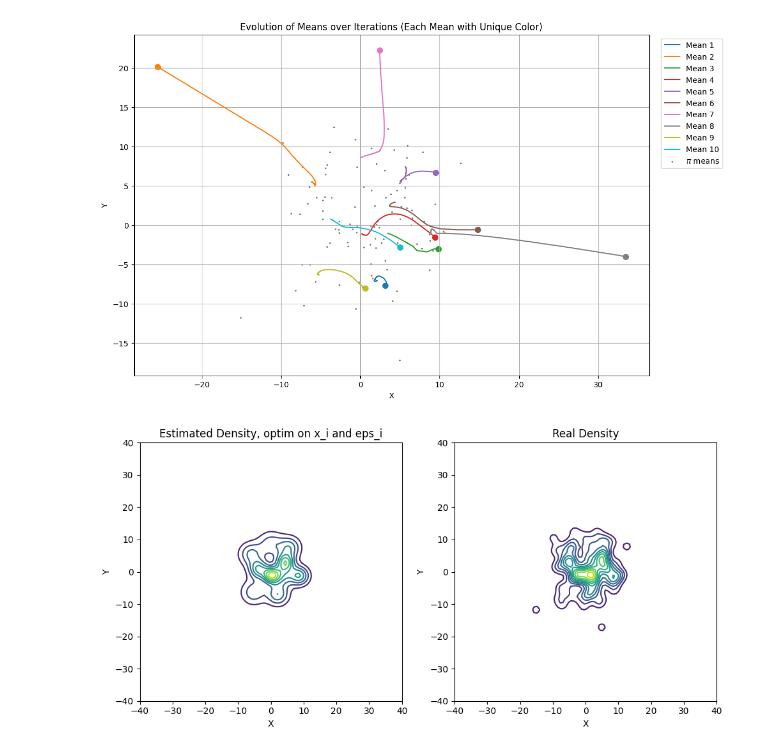
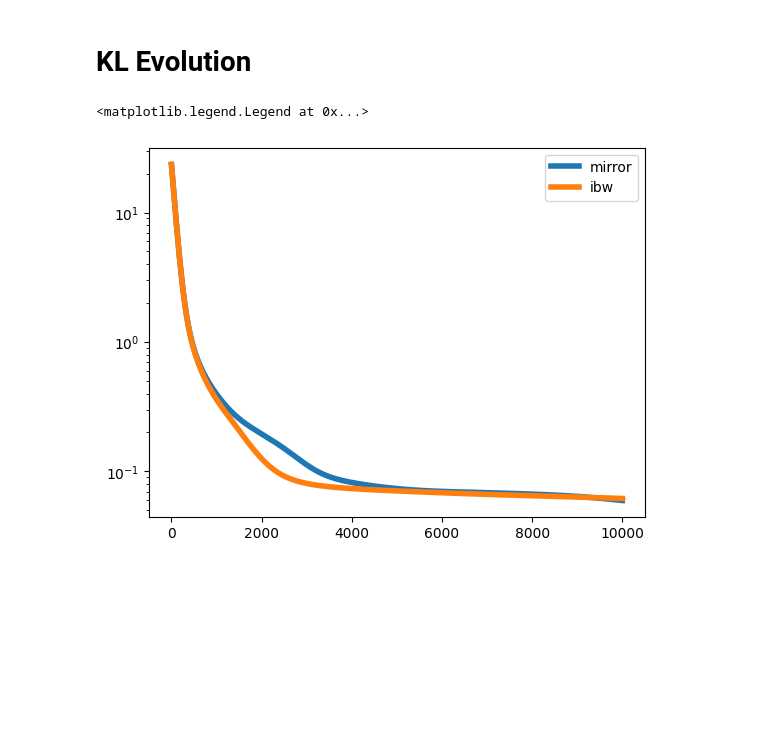
Before and after one commit to margueritetalamon/VI-MIG, a Jupyter notebook: run.ipynb, the cells around one changed output. Drawn from its saved outputs; the diff is of its cells as text; code cells hidden in the pictures; blank space fills up the shorter version.

```diff
--- a/run.ipynb
+++ b/run.ipynb
@@ -85,53 +8,15 @@ plt.legend()
-# %%
-
-MEANS = torch.stack(means).detach()
-iterations, num_means, dimensions = MEANS.shape
-
-plt.figure(figsize=(12, 8))
-
-for i in range(num_means):
-    x_values = MEANS[:, i, 0].numpy()
-    y_values = MEANS[:, i, 1].numpy()
-
-    plt.plot(x_values, y_values, color=colors[i], label=f'Mean {i+1}')
-    plt.scatter(x_values[0], y_values[0], color=colors[i], s=50, marker='o')
-
-
-plt.scatter(pi_mean[:,0], pi_mean[:,1], color = "black", alpha = 0.5, marker = "x", s = 2, label = "$\pi$ means")
-plt.xlabel("X")
-plt.ylabel("Y")
-plt.title("Evolution of Means over Iterations (Each Mean with Unique Color)")
-plt.legend(loc="upper right", bbox_to_anchor=(1.15, 1))
-plt.grid(True)
-plt.show()
-# %% [output]
-[figure, removed]
-# %%
-estimated_mu_sig = [multivariate_normal(mean=mean, cov=torch.eye(d).numpy()*epsi**2) for mean, epsi in zip(new_mu_locs.detach().numpy(), new_epsilon.detach().numpy())]
-p_dist = [multivariate_normal(mean=mean, cov=pi_cov) for mean in pi_mean]
-
-# Generate grid
-x = np.linspace(-40, 40, 100)
-y = np.linspace(-40, 40, 100)
-X, Y = np.meshgrid(x, y)
-pos = np.dstack((X, Y))
-
-Z_estimated_mu_sig = np.dstack([p.pdf(pos) for p in estimated_mu_sig]).sum(axis=-1) / len(estimated_mu_sig)
-Z_real = np.dstack([p.pdf(pos) for p in p_dist]).sum(axis=-1)/N_target
-
-fig, axes = plt.subplots(1, 2, figsize=(10, 5))
-
-axes[0].contour(X, Y, Z_estimated_mu_sig, levels=10, cmap="viridis")
-axes[0].set_title("Estimated Density, optim on x_i and eps_i")
-axes[0].set_xlabel("X")
-axes[0].set_ylabel("Y")
-
-axes[1].contour(X, Y, Z_real, levels=10, cmap="viridis")
-axes[1].set_title("Real Density")
-axes[1].set_xlabel("X")
-axes[1].set_ylabel("Y")
-
-plt.tight_layout()
-plt.show()
-# %% [output]
-[figure, removed]
+# %% [markdown]
+# KL Evolution
+# %%
+your_folder = "saved/2025-01-31_12-18"
+optims = ["mirror", "ibw"]
+prefix = "d2_N10_lrmu0.1_lre0.1_it10000_B100_"
+
+for o in optims:
+    kl =torch.load(f"{your_folder}/{o}/0/{prefix}kls_evolution.pt")
+    plt.semilogy(kl, label = o, lw=4)
+
+plt.legend()
+# %% [output]
+<matplotlib.legend.Legend at 0x...>
+[figure, added]
```
Also changed, not shown: parts of 6 cells of this notebook.
